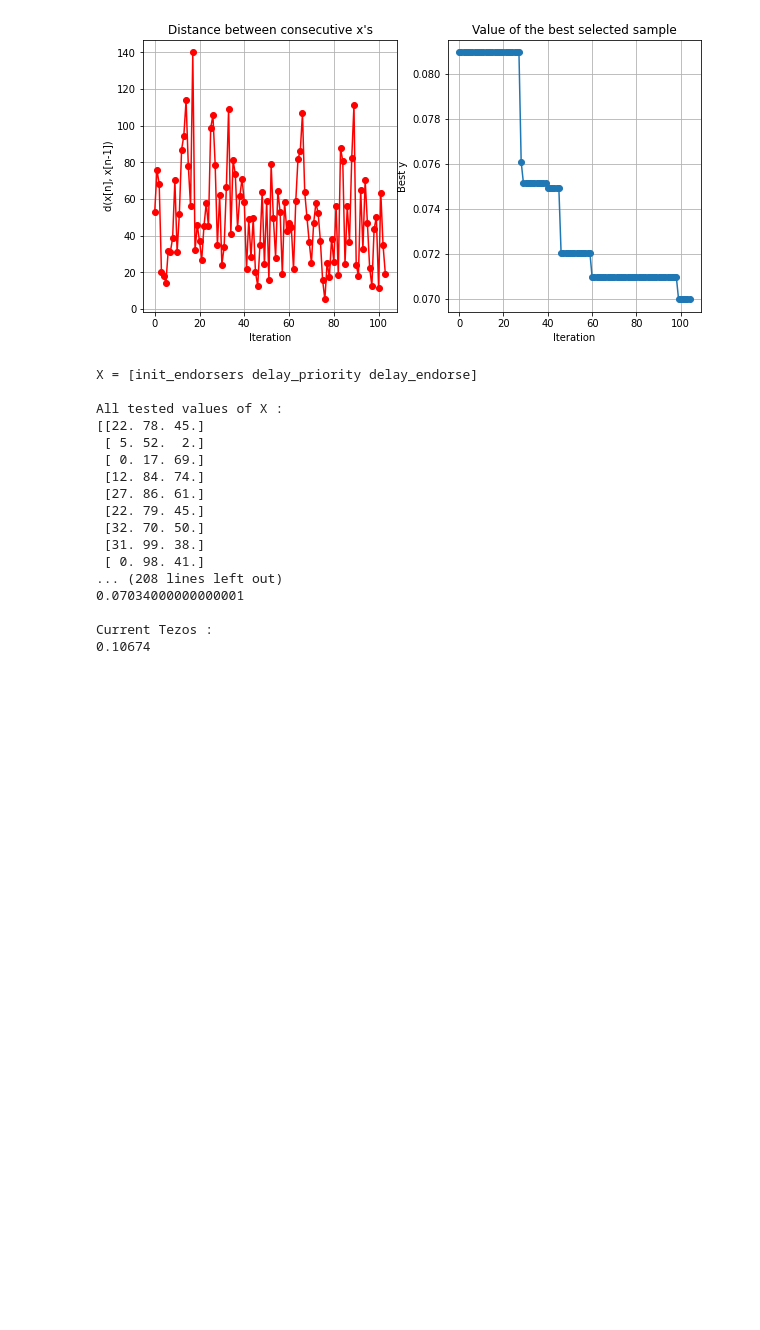
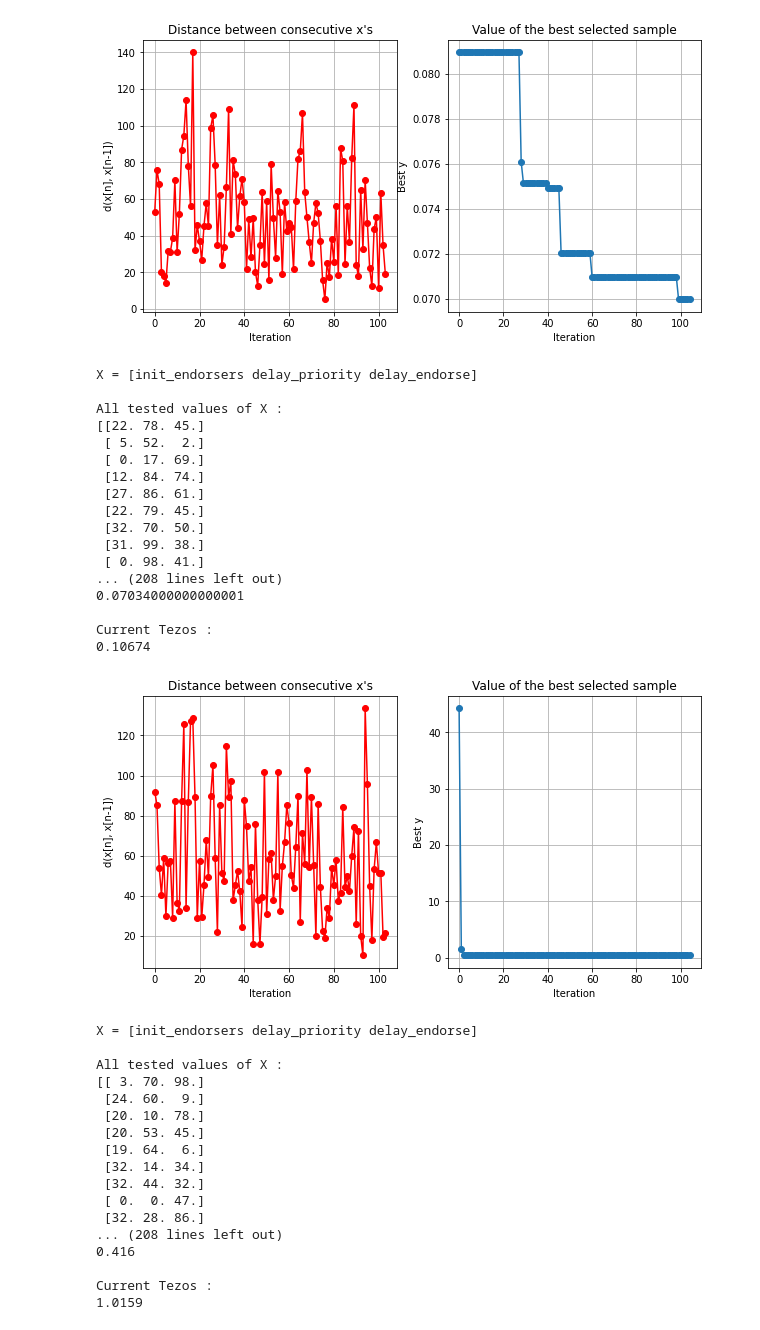
Before and after one commit to michaelneuder/aft-code, a Jupyter notebook: combined.ipynb, the cells around one changed output. Drawn from its saved outputs; the diff is of its cells as text; code cells hidden in the pictures; blank space fills up the shorter version.

Commit message:
weights in different orders of mag

```diff
--- a/combined.ipynb
+++ b/combined.ipynb
@@ -137,3 +137,47 @@ All tested values of X :
 
 Current Tezos :
 0.10674
+# %%
+# orders of magnitude
+weights_alphas = [(10000, 0.3), (1000, 0.35), (100, 0.4), (10, 0.45), (1, 0.49)]
+
+# Only looking at reorg for now
+def combined(alpha, length, sample_size = int(1e4), init_endorsers = 24, delay_priority = 40, delay_endorse = 8):
+    return getProbReorg(alpha, length, init_endorsers, delay_priority, delay_endorse, sample_size)
+    # + getProbSelfish(alpha, length, sample_size, init_endorsers, delay_priority, delay_endorse)
+
+def objective(inputs):
+    return sum([weight * combined(alpha = alpha, length = 20, init_endorsers = inputs[0][0], delay_priority = inputs[0][1], delay_endorse = inputs[0][2]) for (weight, alpha) in weights_alphas])
+domain = [{'name': 'init_endorsers', 'type': 'discrete', 'domain': tuple(range(33))},
+        {'name': 'delay_priority', 'type': 'discrete', 'domain': tuple(range(100))},
+        {'name': 'delay_endorse', 'type': 'discrete', 'domain': tuple(range(100))}]
+
+opt = BayesianOptimization(f = objective, domain = domain)
+opt.run_optimization(max_iter = 100)
+# %%
+opt.plot_convergence()
+print("\nX = [init_endorsers delay_priority delay_endorse]")
+print("\nAll tested values of X : \n" + str(opt.X))
+print("\nCorresponding values of Y : \n" + str(opt.Y))
+print("\nOptimal X : \n" + str(opt.x_opt))
+print("\nOptimal Y : \n" + str(objective([opt.x_opt])))
+print("\nCurrent Tezos : \n" + str(objective([[24, 40, 8]])))
+# %% [output]
+[figure, added]
+X = [init_endorsers delay_priority delay_endorse]
+
+All tested values of X :
+[[ 3. 70. 98.]
+ [24. 60.  9.]
+ [20. 10. 78.]
+ [20. 53. 45.]
+ [19. 64.  6.]
+ [32. 14. 34.]
+ [32. 44. 32.]
+ [ 0.  0. 47.]
+ [32. 28. 86.]
+... (208 lines left out)
+0.416
+
+Current Tezos :
+1.0159
```
Also changed, not shown: parts of 1 cell of this notebook.
